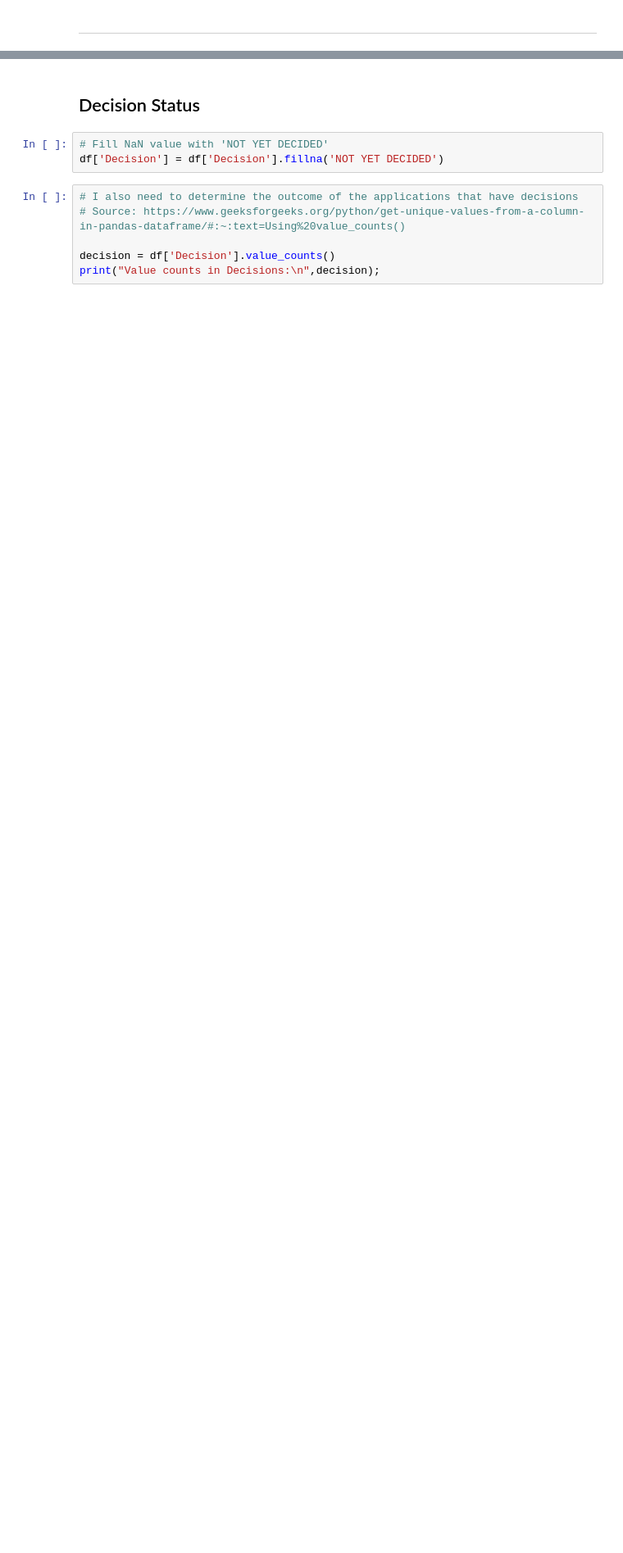
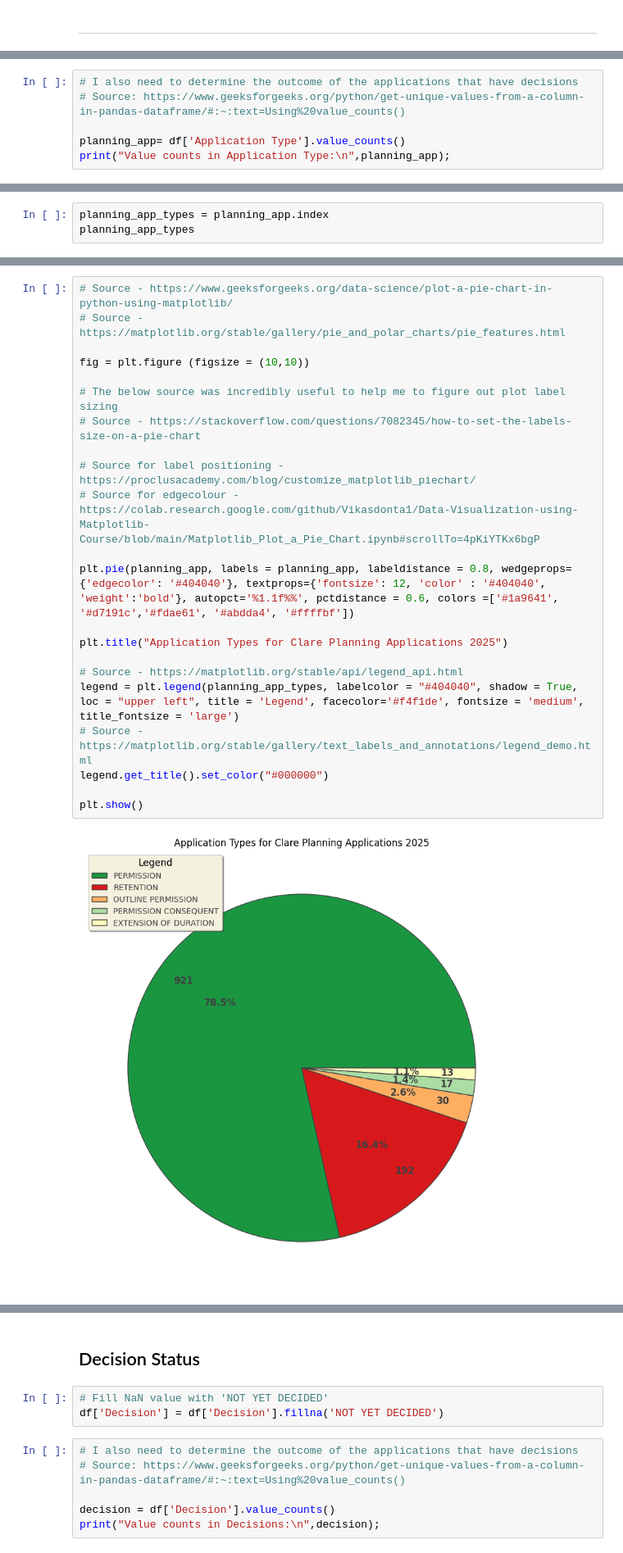
Before and after one commit to FaolanH/programming-for-data-analytics, a Jupyter notebook: pfda-project/project.ipynb, the cells around one changed output, grey strips where cells are left out. Shown at 82% size. Drawn from its saved outputs; the diff is of its cells as text; blank space fills up the shorter version.

Commit message:
Adding Planning Application Types breakdown

```diff
--- a/pfda-project/project.ipynb
+++ b/pfda-project/project.ipynb
@@ -142,0 +144,6 @@ Types of Planning Applications:
+# %%
+# I also need to determine the outcome of the applications that have decisions
+# Source: https://www.geeksforgeeks.org/python/get-unique-values-from-a-column-in-pandas-dataframe/#:~:text=Using%20value_counts()
+
+planning_app= df['Application Type'].value_counts()
+print("Value counts in Application Type:\n",planning_app);
@@ -142,0 +159,3 @@ Types of Planning Applications:
+# %%
+planning_app_types = planning_app.index
+planning_app_types
@@ -142,0 +166,24 @@ Types of Planning Applications:
+# %%
+# Source - https://www.geeksforgeeks.org/data-science/plot-a-pie-chart-in-python-using-matplotlib/
+# Source -  https://matplotlib.org/stable/gallery/pie_and_polar_charts/pie_features.html
+
+fig = plt.figure (figsize = (10,10))
+
+# The below source was incredibly useful to help me to figure out plot label sizing
+# Source - https://stackoverflow.com/questions/7082345/how-to-set-the-labels-size-on-a-pie-chart
+
+# Source for label positioning - https://proclusacademy.com/blog/customize_matplotlib_piechart/
+# Source for edgecolour - https://colab.research.google.com/github/Vikasdonta1/Data-Visualization-using-Matplotlib-Course/blob/main/Matplotlib_Plot_a_Pie_Chart.ipynb#scrollTo=4pKiYTKx6bgP
+
+plt.pie(planning_app, labels = planning_app, labeldistance = 0.8, wedgeprops={'edgecolor': '#404040'}, textprops={'fontsize': 12, 'color' : '#404040', 'weight':'bold'}, autopct='%1.1f%%', pctdistance = 0.6, colors =['#1a9641', '#d7191c','#fdae61', '#abdda4', '#ffffbf'])
+
+plt.title("Application Types for Clare Planning Applications 2025")
+
+# Source - https://matplotlib.org/stable/api/legend_api.html
+legend = plt.legend(planning_app_types, labelcolor = "#404040", shadow = True, loc = "upper left", title = 'Legend', facecolor='#f4f1de', fontsize = 'medium', title_fontsize = 'large')
+# Source - https://matplotlib.org/stable/gallery/text_labels_and_annotations/legend_demo.html
+legend.get_title().set_color("#000000")
+
+plt.show()
+# %% [output]
+[figure, added]
```
Also changed, not shown: parts of 13 cells of this notebook.
